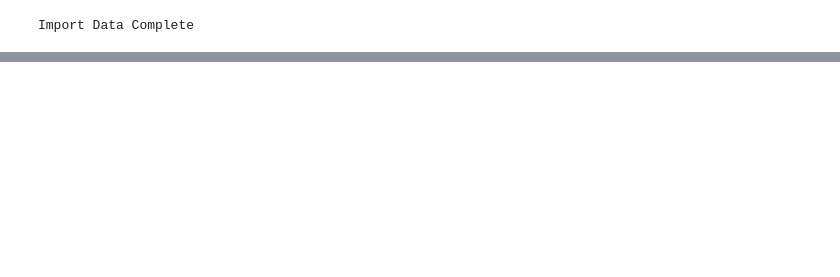
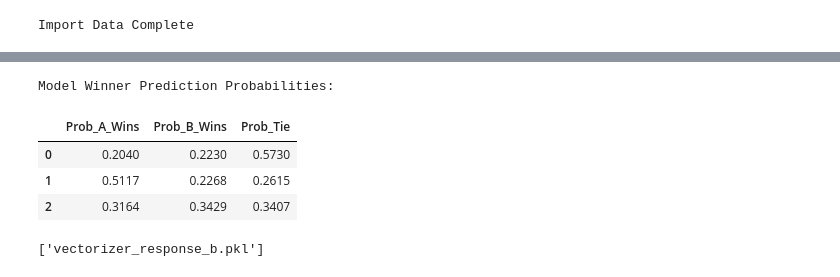
Before and after one commit to AlperCeyhun/llm-classification-finetuning, a Jupyter notebook: src/model/llm-classification-finetuning.ipynb, the cells around one changed output, grey strips where cells are left out. Cells and saved outputs as stored; diff of their text form; code cells hidden in the pictures; blank space fills up the shorter version.

```diff
--- a/src/model/llm-classification-finetuning.ipynb
+++ b/src/model/llm-classification-finetuning.ipynb
@@ -13,8 +13,8 @@ from IPython.display import display
 import joblib
 # %%
 # import the data
-training = pd.read_csv('../../public/model/train.csv')
-test = pd.read_csv('../../public/model/test.csv')
+training = pd.read_csv('train.csv')
+test = pd.read_csv('test.csv')
 
 training['train_test'] = 1
 test['train_test'] = 0
@@ -164,26 +207,36 @@ print('Model Log loss:', model_log_loss)
 # %%
 # model prediction
 # transform test data using the trained vectorizers
 temp_test_prompt = vectorizer_prompt.transform(test["prompt"])
 temp_test_response_a = vectorizer_response_a.transform(test["response_a"])
 temp_test_response_b = vectorizer_response_b.transform(test["response_b"])
 
 # concatenate all transformed fields to form the final test feature matrix
 test_X = np.hstack([
     temp_test_prompt.toarray(),
     temp_test_response_a.toarray(),
     temp_test_response_b.toarray()
 ])
 
 # predict class probabilities on the test data
 value_test_y_probabilities = model.predict_proba(test_X)
 
 # create a DataFrame for better visualization
 proba_df = pd.DataFrame(
     np.round(value_test_y_probabilities, 4),
     columns=["Prob_A_Wins", "Prob_B_Wins", "Prob_Tie"]
 )
 
 print("Model Winner Prediction Probabilities:\n")
 display(proba_df)
 joblib.dump(model, 'mymodel.pkl')
+joblib.dump(vectorizer_prompt, 'vectorizer_prompt.pkl')
+joblib.dump(vectorizer_response_a, 'vectorizer_response_a.pkl')
+joblib.dump(vectorizer_response_b, 'vectorizer_response_b.pkl')
+# %% [output]
+Model Winner Prediction Probabilities:
+|  | Prob_A_Wins | Prob_B_Wins | Prob_Tie |
+| 0 | 0.2040 | 0.2230 | 0.5730 |
+| 1 | 0.5117 | 0.2268 | 0.2615 |
+| 2 | 0.3164 | 0.3429 | 0.3407 |
+['vectorizer_response_b.pkl']
```
Also changed, not shown: parts of 7 cells of this notebook, 3 other files.
